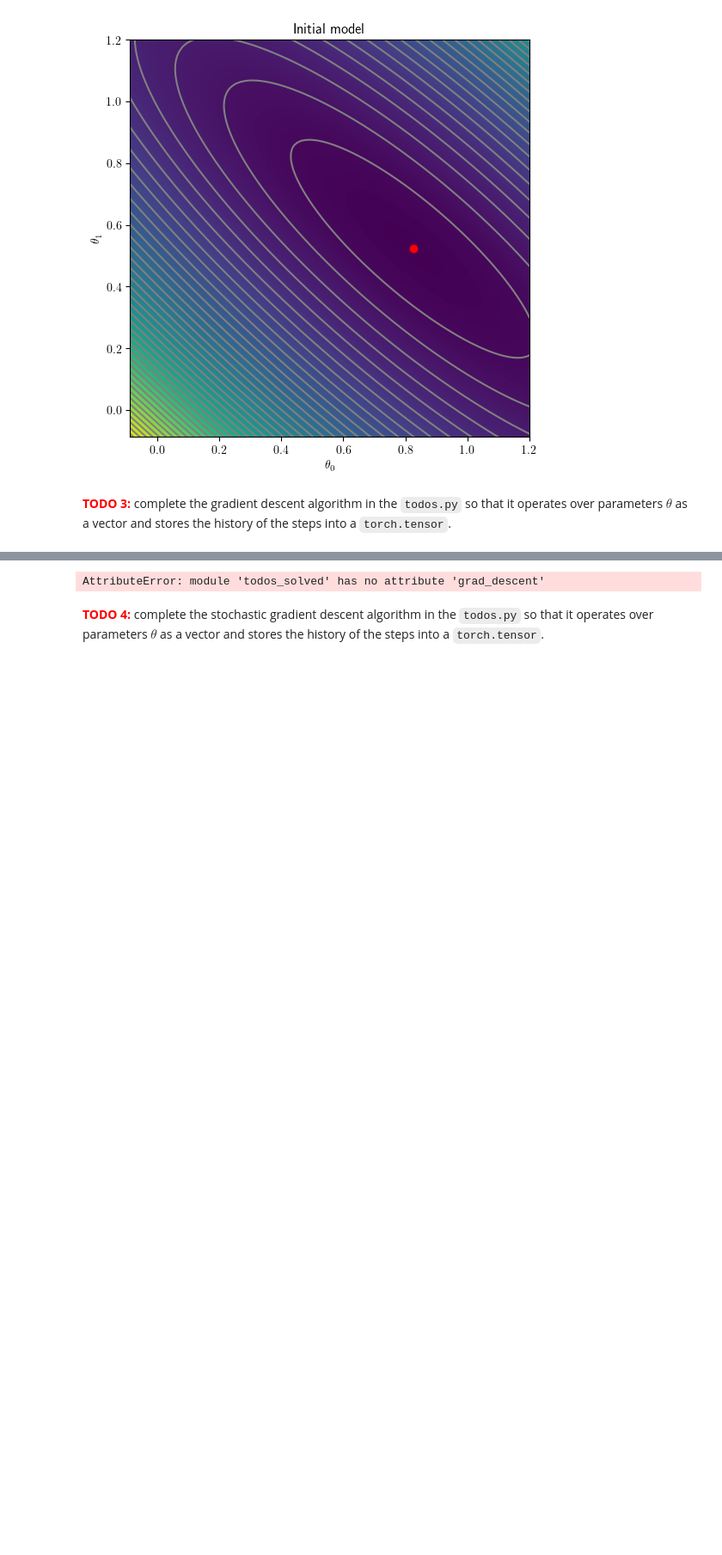
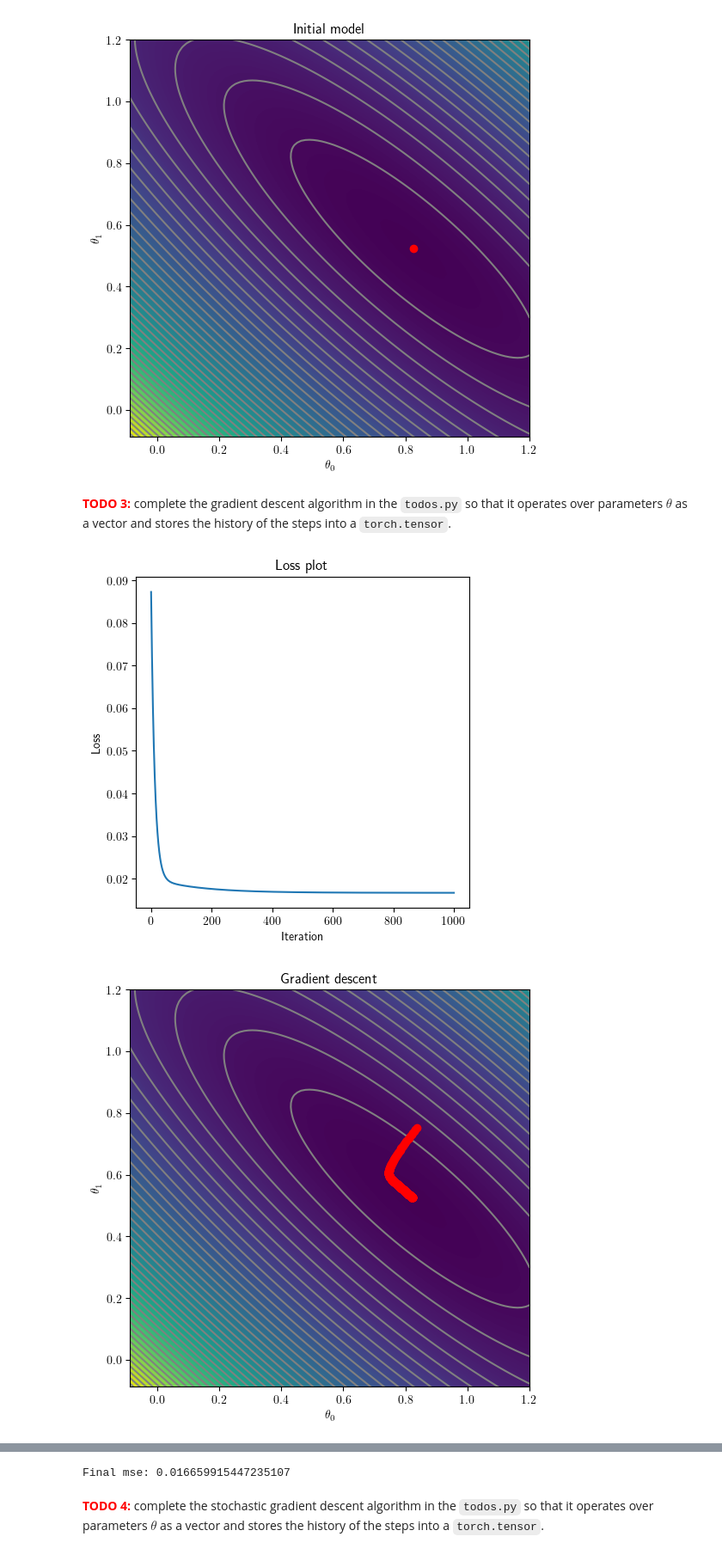
Before and after one commit to KrishDhanani/THWS, a Jupyter notebook: DescentMethods/GradDescent.ipynb, the cells around one changed output, grey strips where cells are left out. Shown at 86% size. Drawn from its saved outputs; the diff is of its cells as text; code cells hidden in the pictures; blank space fills up the shorter version.

```diff
--- a/DescentMethods/GradDescent.ipynb
+++ b/DescentMethods/GradDescent.ipynb
@@ -78,19 +78,23 @@ loss_contour(x,y,model=td.linear_model,loss_func=td.mse,title="Initial model",th
 complete the gradient descent algorithm in the `todos.py` so that it operates over parameters $\theta$ as a vector and stores the history of the steps into a `torch.tensor`.
 # %%
 # gradient descent
-thetas, losses = td.grad_descent(x,y, theta,grad_func=td.lin_grads,model=td.linear_model, lr=0.5,n_epochs=1000)
+thetas, losses = td.grad_descent(x,y, theta,grad_func=td.lin_grads,model=td.linear_model, lr=0.01,n_epochs=1000)
 
 # plot losses
 plot_loss(losses)
 
 # plot loss contour
 loss_contour(x,y,model=td.linear_model,loss_func=td.mse,title="Gradient descent",theta_list=thetas)
 
 # plot final model
 plot_model(x, y, thetas[:,-1], model=td.linear_model, title="Final model")
 
 # get mse
 y_pred = td.linear_model(x,thetas[:,-1:])
 mse = td.mse(y, y_pred)
 print(f'Final mse: {mse}')
+
+# Change the learning rate and see the changes happening on the output graphs
 # %% [output]
+[figure, added]
+[figure, added]
@@ -97,4 +102,4 @@ print(f'Final mse: {mse}')
-AttributeError: module 'todos_solved' has no attribute 'grad_descent'
+Final mse: 0.016659915447235107
 # %% [markdown]
 <span style="color:red">**TODO 4:**</span>
 complete the stochastic gradient descent algorithm in the `todos.py` so that it operates over parameters $\theta$ as a vector and stores the history of the steps into a `torch.tensor`.
```
Also changed, not shown: parts of 4 cells of this notebook, 2 other files.
